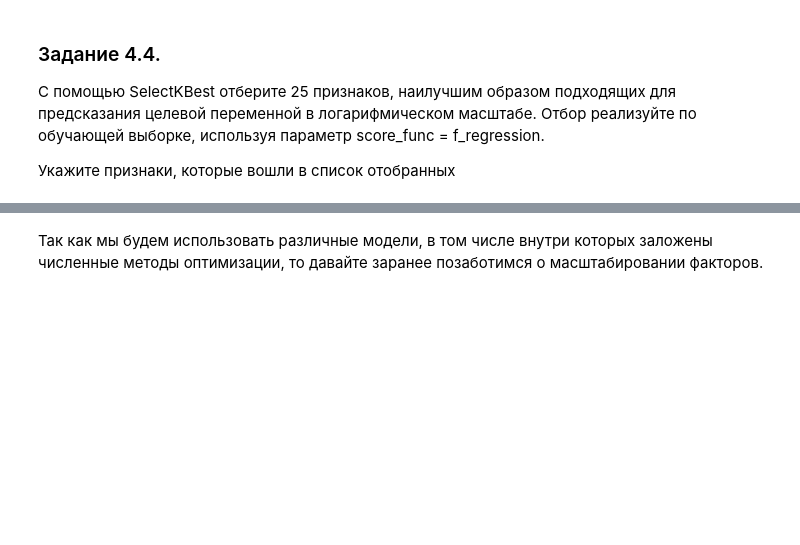
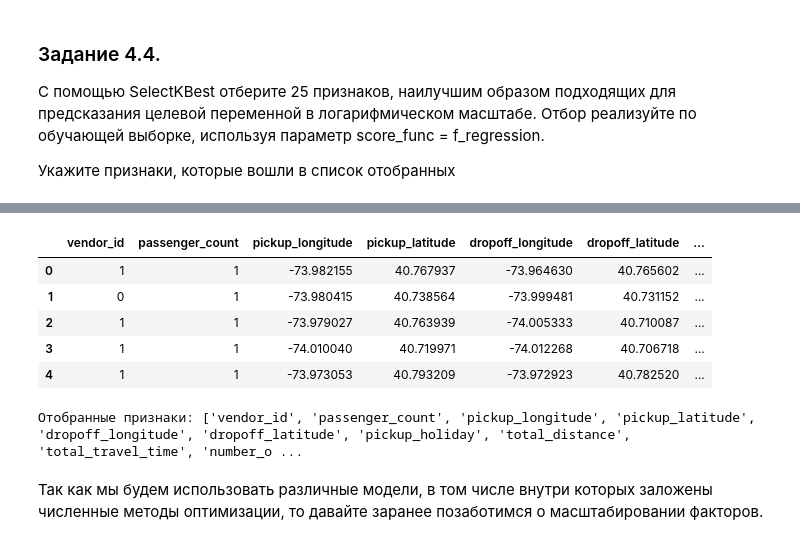
Before and after one commit to CatPawsCoder/Project_Practicum, a Jupyter notebook: Project.ipynb, the cells around one changed output, grey strips where cells are left out. Drawn from its saved outputs; the diff is of its cells as text; code cells hidden in the pictures; blank space fills up the shorter version.

```diff
--- a/Project.ipynb
+++ b/Project.ipynb
@@ -1182,3 +1182,21 @@ train_data = pd.concat(
 print('Shape of data: {}'.format(train_data.shape))
 # %% [output]
 Shape of data: (1458233, 48)
+# %%
+# Определение категориальных столбцов
+categorical_columns = ['wind dir', 'conditions']
+
+# Создание экземпляра OneHotEncoder
+one_hot_encoder = OneHotEncoder(drop='first', handle_unknown='ignore')
+
+# Применение OneHotEncoder к категориальным признакам
+encoded_features = one_hot_encoder.fit_transform(train_data[categorical_columns])
+
+# Преобразование в DataFrame
+encoded_df = pd.DataFrame(encoded_features.toarray(), columns=one_hot_encoder.get_feature_names_out(categorical_columns))
+
+# Объединение с основными данными
+train_data = pd.concat([train_data.drop(columns=categorical_columns), encoded_df], axis=1)
+
+# Проверка итоговой формы данных
+print('Shape of data after encoding: {}'.format(train_data.shape))
@@ -1188,3 +1208,6 @@ Shape of data: (1458233, 48)
 X = train_data.drop(['trip_duration', 'trip_duration_log'], axis=1)
 y = train_data['trip_duration']
 y_log = train_data['trip_duration_log']
+# %%
+# Удаление столбца date
+train_data = train_data.drop(columns=['date'])
@@ -1224,3 +1253,45 @@ ValueError: could not convert string to float: 'North'
+# %%
+# Заполнение пропущенных значений медианой по столбцам
+train_data = train_data.fillna(train_data.median())
+# %%
+from IPython.display import display
+
+# Пример использования display для отображения DataFrame
+display(train_data.head())
+# %% [output]
+|  | vendor_id | passenger_count | pickup_longitude | pickup_latitude | dropoff_longitude | dropoff_latitude | ... |
+| 0 | 1 | 1 | -73.982155 | 40.767937 | -73.964630 | 40.765602 | ... |
+| 1 | 0 | 1 | -73.980415 | 40.738564 | -73.999481 | 40.731152 | ... |
+| 2 | 1 | 1 | -73.979027 | 40.763939 | -74.005333 | 40.710087 | ... |
+| 3 | 1 | 1 | -74.010040 | 40.719971 | -74.012268 | 40.706718 | ... |
+| 4 | 1 | 1 | -73.973053 | 40.793209 | -73.972923 | 40.782520 | ... |
+# %%
+from sklearn.feature_selection import SelectKBest, f_regression
+from sklearn.model_selection import train_test_split
+
+# Разделение данных на признаки (X) и целевую переменную (y)
+X = train_data.drop(['trip_duration', 'trip_duration_log'], axis=1)
+y_log = train_data['trip_duration_log']
+
+# Разделение на обучающую и валидационную выборки
+X_train, X_valid, y_train_log, y_valid_log = train_test_split(
+    X, y_log, test_size=0.33, random_state=42)
+
+# Заполнение пропущенных значений в обучающей выборке
+X_train = X_train.fillna(X_train.median())
+
+# Применение SelectKBest для отбора 25 лучших признаков
+selector = SelectKBest(score_func=f_regression, k=25)
+X_train_selected = selector.fit_transform(X_train, y_train_log)
+
+# Получение списка отобранных признаков
+mask = selector.get_support()
+selected_features = X_train.columns[mask]
+
+# Вывод списка отобранных признаков
+print("Отобранные признаки:", selected_features.tolist())
+# %% [output]
+Отобранные признаки: ['vendor_id', 'passenger_count', 'pickup_longitude', 'pickup_latitude', 'dropoff_longitude', 'dropoff_latitude', 'pickup_holiday', 'total_distance', 'total_travel_time', 'number_o ...
 # %% [markdown]
 Так как мы будем использовать различные модели, в том числе внутри которых заложены численные методы оптимизации, то давайте заранее позаботимся о масштабировании факторов.
 # %% [markdown]
```
Also changed, not shown: parts of 9 cells of this notebook.
